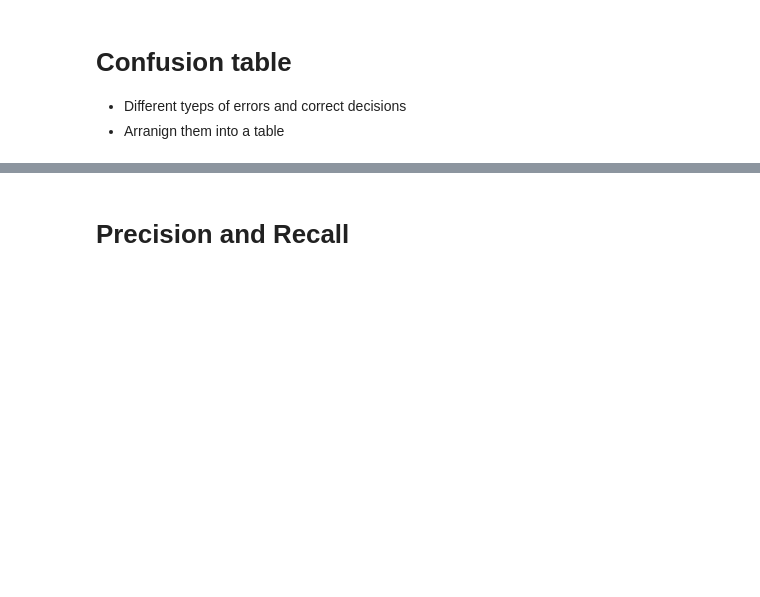
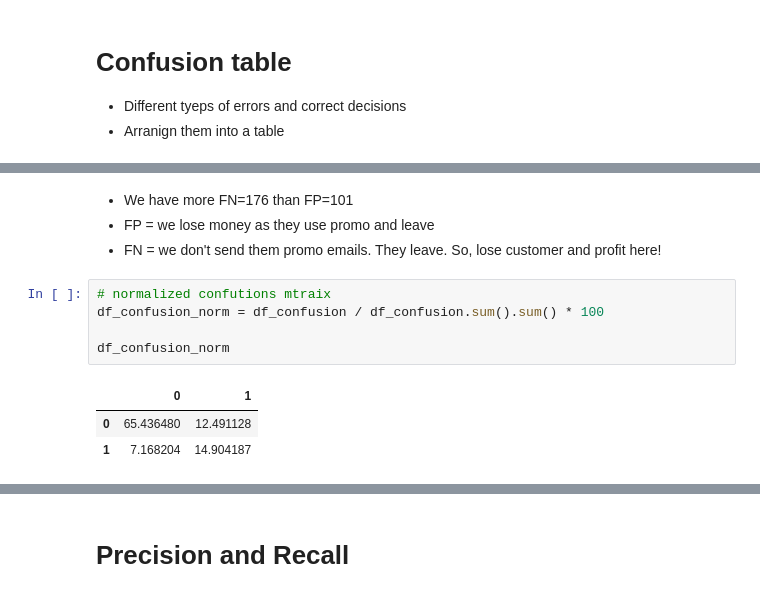
Before and after one commit to tummala-hareesh/ml_zoomcamp_ht, a Jupyter notebook: ipynb/04_evalution_metrics_classification.ipynb, the cells around one changed output, grey strips where cells are left out. Drawn from its saved outputs; the diff is of its cells as text; blank space fills up the shorter version.

```diff
--- a/ipynb/04_evalution_metrics_classification.ipynb
+++ b/ipynb/04_evalution_metrics_classification.ipynb
@@ -179,0 +222,13 @@ accuracy_score(y_val, y_pred > 0.5)
+# %% [markdown]
+- We have more FN=176 than FP=101
+- FP = we lose money as they use promo and leave
+- FN = we don't send them promo emails. They leave. So, lose customer and profit here!
+# %%
+# normalized confutions mtraix
+df_confusion_norm = df_confusion / df_confusion.sum().sum() * 100
+
+df_confusion_norm
+# %% [output]
+|  | 0 | 1 |
+| 0 | 65.436480 | 12.491128 |
+| 1 | 7.168204 | 14.904187 |
```
Also changed, not shown: parts of 9 cells of this notebook, 1 other file.
